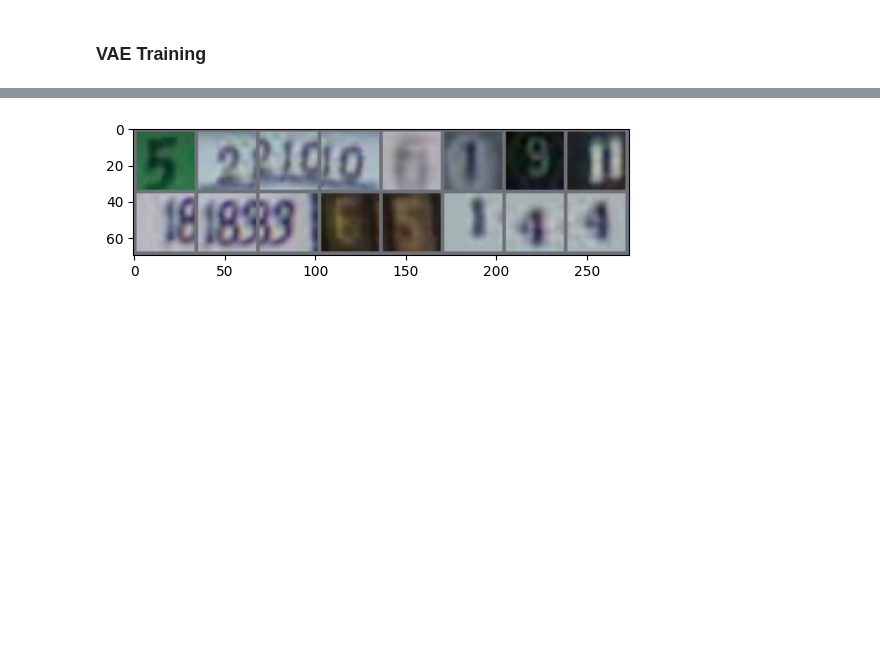
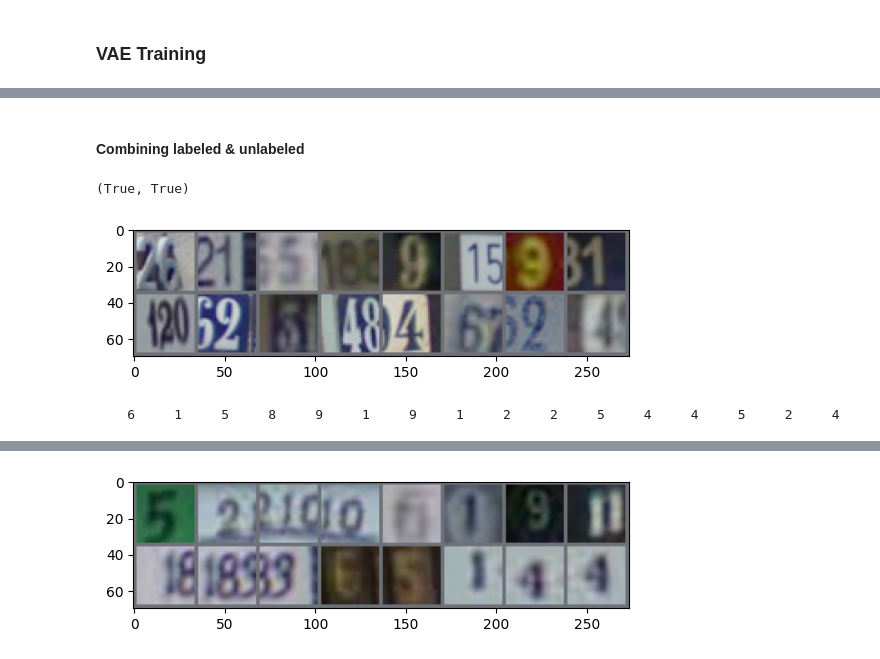
Before and after one commit to Alireza-Ghafouri/Semi-Supervied-learning-using-VAE-PyTorch, a Jupyter notebook: SSL_main.ipynb, the cells around one changed output, grey strips where cells are left out. Cells and saved outputs as stored; diff of their text form; code cells hidden in the pictures; blank space fills up the shorter version.

```diff
--- a/SSL_main.ipynb
+++ b/SSL_main.ipynb
@@ -537,0 +669,2 @@ scheduler = ExponentialLR(optimizer, gamma=0.99)
+# %% [markdown]
+#### Combining labeled & unlabeled
@@ -538,3 +679,19 @@ scheduler = ExponentialLR(optimizer, gamma=0.99)
+# %%
+len(combined_trainset) == (len(labeled_trainset) + len(pseudo_labeled_trainset)) , len(full_trainset) == len(combined_trainset)
+# %% [output]
+(True, True)
+# %%
+dataiter = iter(combined_loader)
+images, labels = next(dataiter)
+
+# Show images
+imshow(torchvision.utils.make_grid(images))
+
+# Print labels
+print(' '.join('%5s' % classes[labels[j]] for j in range(batch_size)))
+# %% [output]
+[figure, added]
+    6     1     5     8     9     1     9     1     2     2     5     4     4     5     2     4
 # %%
 EPOCHS = 7
 loss_values=[np.nan]
```
Also changed, not shown: parts of 26 cells of this notebook.
